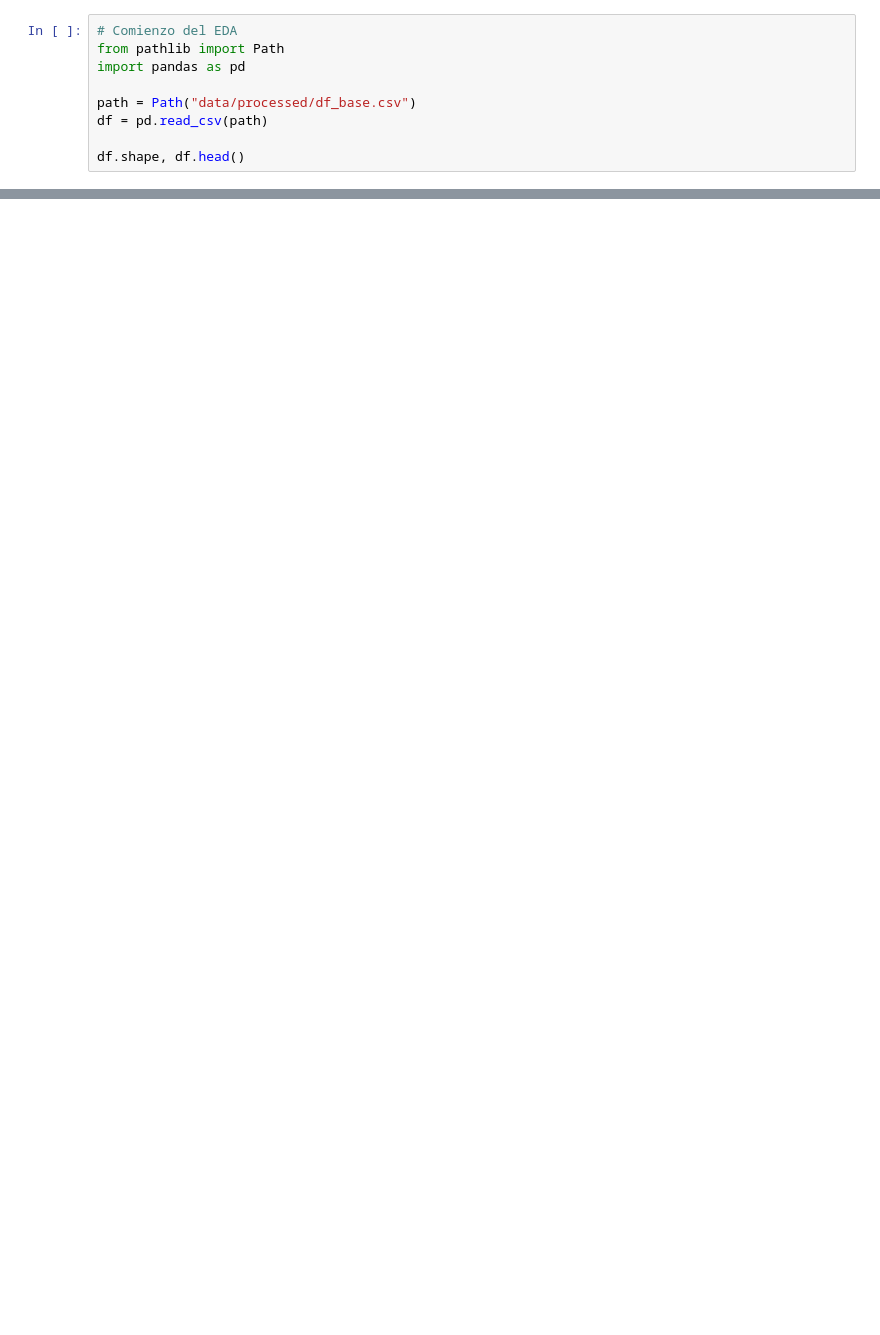
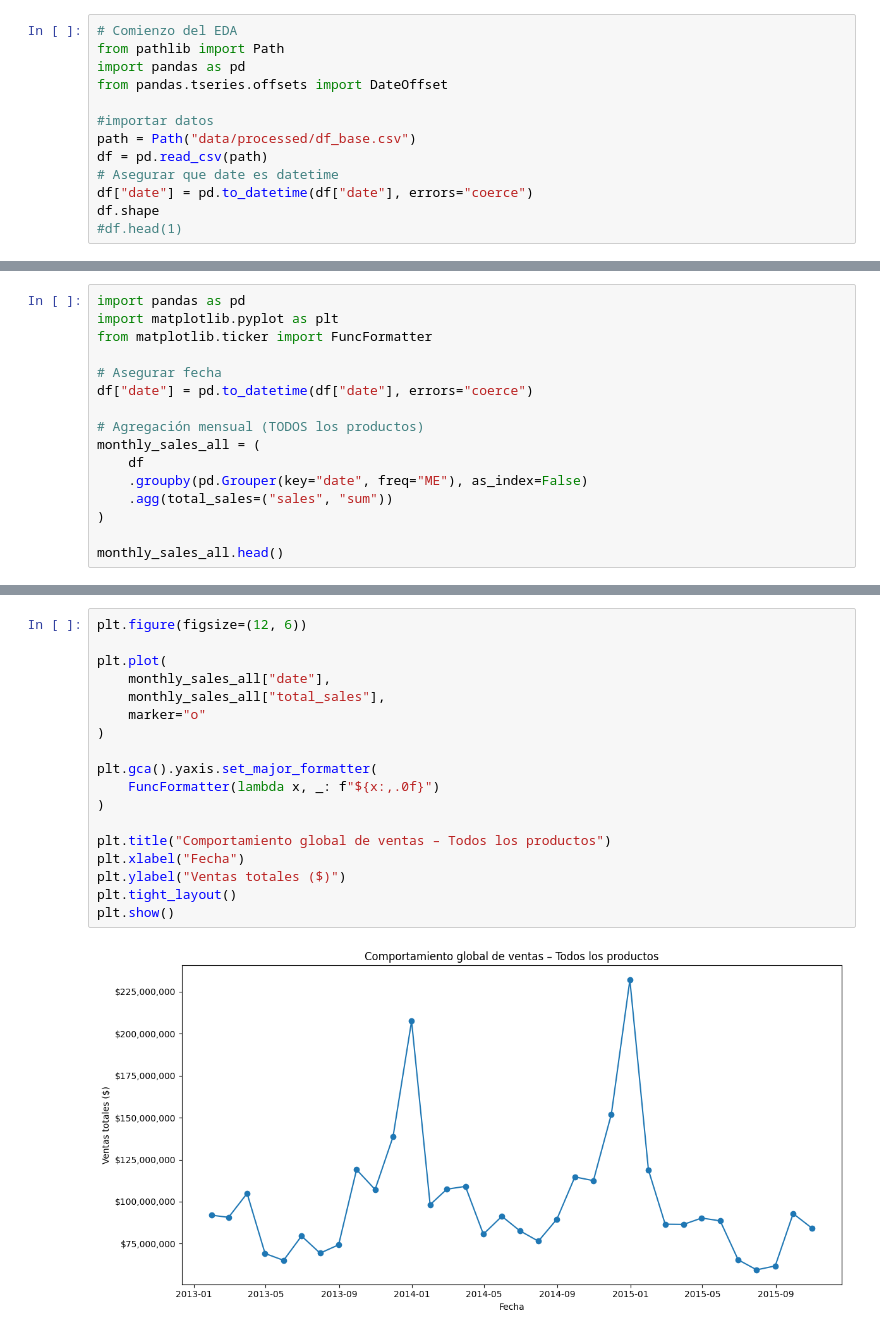
Before and after one commit to gustavopardoitam/metodos-gran-escala, a Jupyter notebook: tareas/tarea-01/EDA_01.ipynb, the cells around one changed output, grey strips where cells are left out. Saved outputs shown, nothing was run; the diff lists cells and outputs as text; blank space fills up the shorter version.

Commit message:
Add EDA product behavior and seasonality plots

```diff
--- a/tareas/tarea-01/EDA_01.ipynb
+++ b/tareas/tarea-01/EDA_01.ipynb
@@ -2,9 +2,13 @@
 # Comienzo del EDA
 from pathlib import Path
 import pandas as pd
+from pandas.tseries.offsets import DateOffset
 
+#importar datos
 path = Path("data/processed/df_base.csv")
 df = pd.read_csv(path)
-
-df.shape, df.head()
+# Asegurar que date es datetime
+df["date"] = pd.to_datetime(df["date"], errors="coerce")
+df.shape
+#df.head(1)
 # %% [output]
@@ -27,0 +188,16 @@ df.shape, df.head()
+# %%
+import pandas as pd
+import matplotlib.pyplot as plt
+from matplotlib.ticker import FuncFormatter
+
+# Asegurar fecha
+df["date"] = pd.to_datetime(df["date"], errors="coerce")
+
+# Agregación mensual (TODOS los productos)
+monthly_sales_all = (
+    df
+    .groupby(pd.Grouper(key="date", freq="ME"), as_index=False)
+    .agg(total_sales=("sales", "sum"))
+)
+
+monthly_sales_all.head()
@@ -27,0 +211,20 @@ df.shape, df.head()
+# %%
+plt.figure(figsize=(12, 6))
+
+plt.plot(
+    monthly_sales_all["date"],
+    monthly_sales_all["total_sales"],
+    marker="o"
+)
+
+plt.gca().yaxis.set_major_formatter(
+    FuncFormatter(lambda x, _: f"${x:,.0f}")
+)
+
+plt.title("Comportamiento global de ventas – Todos los productos")
+plt.xlabel("Fecha")
+plt.ylabel("Ventas totales ($)")
+plt.tight_layout()
+plt.show()
+# %% [output]
+[figure, added]
```
Also changed, not shown: parts of 9 cells of this notebook.
